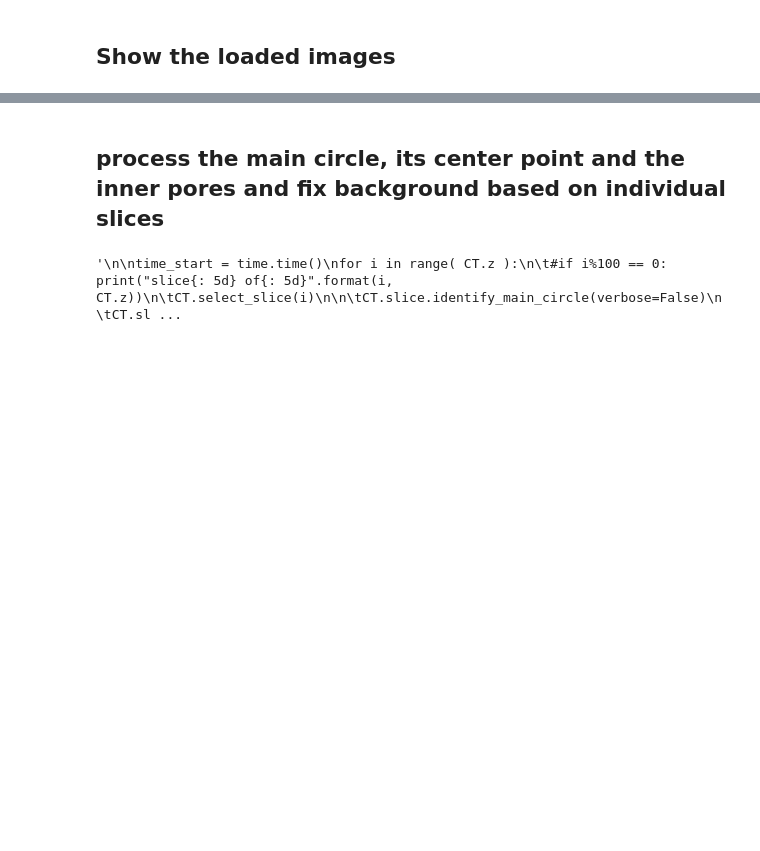
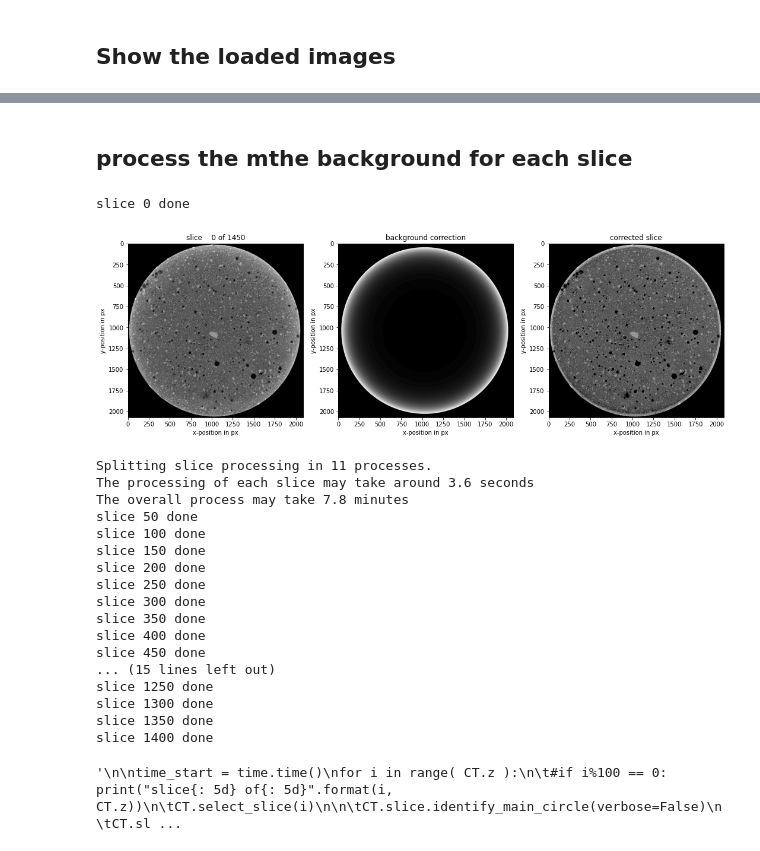
Before and after one commit to kleinerELM/CT_edge_hardening_remover, a Jupyter notebook: edge hardening remover_batch.ipynb, the cells around one changed output, grey strips where cells are left out. Saved outputs shown, nothing was run; the diff lists cells and outputs as text; code cells hidden in the pictures; blank space fills up the shorter version.

```diff
--- a/edge hardening remover_batch.ipynb
+++ b/edge hardening remover_batch.ipynb
@@ -27,3 +41,25 @@ CT.show_example_slices()
-# %% [markdown]
-## process the main circle, its center point and the inner pores and fix background based on individual slices
+# %% [markdown]
+## process the mthe background for each slice
+# %%
+CT.process_full_stack( max_processes = 0, verbose = True )
+# %% [output]
+slice 0 done
+[figure, added]
+Splitting slice processing in 11 processes.
+The processing of each slice may take around 3.6 seconds
+The overall process may take 7.8 minutes
+slice 50 done
+slice 100 done
+slice 150 done
+slice 200 done
+slice 250 done
+slice 300 done
+slice 350 done
+slice 400 done
+slice 450 done
+... (15 lines left out)
+slice 1250 done
+slice 1300 done
+slice 1350 done
+slice 1400 done
 # %%
```
Also changed, not shown: parts of 6 cells of this notebook, 1 other file.
